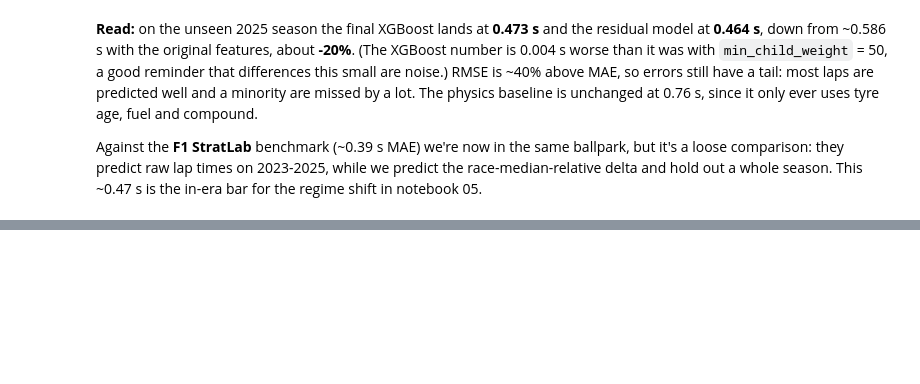
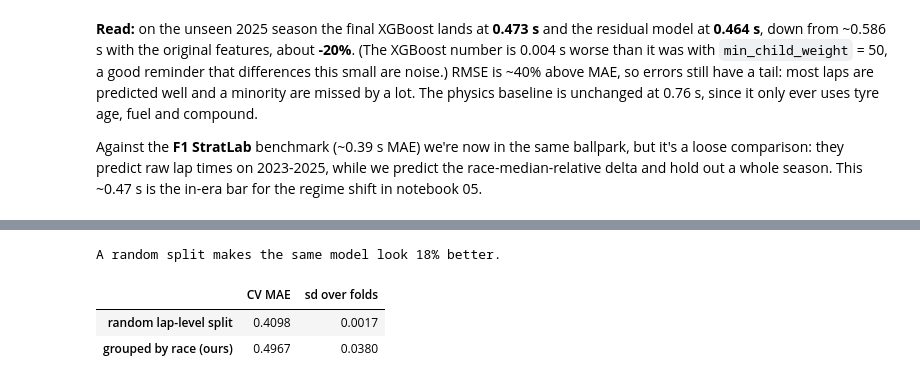
Before and after one commit to sagrawal11/DIS-ML-Final-Project, a Jupyter notebook: notebooks/04_baselines_tuning.ipynb, the cells around one changed output, grey strips where cells are left out. Drawn from its saved outputs; the diff is of its cells as text; code cells hidden in the pictures; blank space fills up the shorter version.

```diff
--- a/notebooks/04_baselines_tuning.ipynb
+++ b/notebooks/04_baselines_tuning.ipynb
@@ -187,0 +191,16 @@ Against the **F1 StratLab** benchmark (~0.39 s MAE) we're now in the same ballpa
+# %%
+from sklearn.model_selection import KFold, cross_val_score
+Xt, yt = X_all[tune], y[tune].values
+leak = {}
+for label, cv, kw in [('random lap-level split', KFold(n_splits=5, shuffle=True, random_state=SEED), {}),
+                      ('grouped by race (ours)', GroupKFold(n_splits=5), {'groups': race_id[tune]})]:
+    sc = -cross_val_score(make_xgb(**cfg['xgb_params']), Xt, yt, cv=cv, scoring='neg_mean_absolute_error', **kw)
+    leak[label] = {'CV MAE': sc.mean(), 'sd over folds': sc.std()}
+leak = pd.DataFrame(leak).T
+print('A random split makes the same model look %.0f%% better.' % ((1 - leak.iloc[0, 0] / leak.iloc[1, 0]) * 100))
+leak.round(4)
+# %% [output]
+A random split makes the same model look 18% better.
+|  | CV MAE | sd over folds |
+| random lap-level split | 0.4098 | 0.0017 |
+| grouped by race (ours) | 0.4967 | 0.0380 |
```
Also changed, not shown: parts of 3 cells of this notebook, 2 other files.
